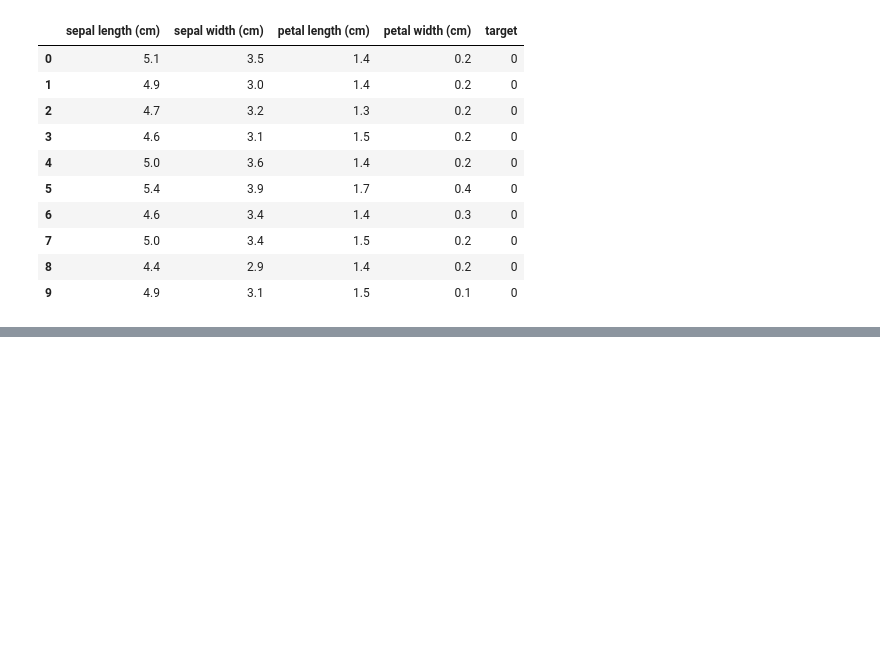
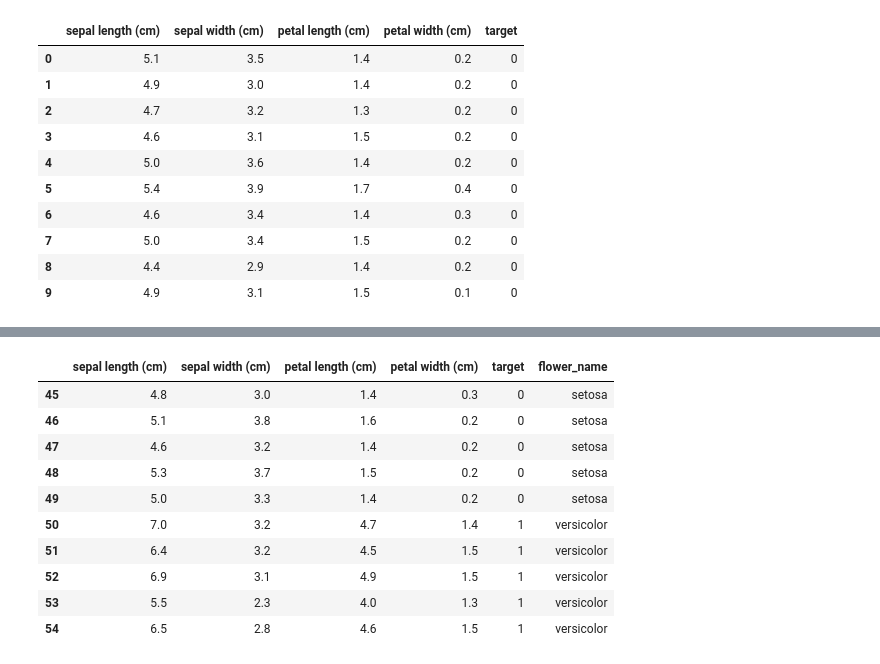
Before and after one commit to ahmedcurious/Data-Science-Work, a Jupyter notebook: Machine_Learning/11_Support_Vector_Machine/file.ipynb, the cells around one changed output, grey strips where cells are left out. Drawn from its saved outputs; the diff is of its cells as text; code cells hidden in the pictures; blank space fills up the shorter version.

```diff
--- a/Machine_Learning/11_Support_Vector_Machine/file.ipynb
+++ b/Machine_Learning/11_Support_Vector_Machine/file.ipynb
@@ -153,0 +170,14 @@ df.head(n=10)
+# %%
+df[45:55]
+# %% [output]
+|  | sepal length (cm) | sepal width (cm) | petal length (cm) | petal width (cm) | target | flower_name |
+| 45 | 4.8 | 3.0 | 1.4 | 0.3 | 0 | setosa |
+| 46 | 5.1 | 3.8 | 1.6 | 0.2 | 0 | setosa |
+| 47 | 4.6 | 3.2 | 1.4 | 0.2 | 0 | setosa |
+| 48 | 5.3 | 3.7 | 1.5 | 0.2 | 0 | setosa |
+| 49 | 5.0 | 3.3 | 1.4 | 0.2 | 0 | setosa |
+| 50 | 7.0 | 3.2 | 4.7 | 1.4 | 1 | versicolor |
+| 51 | 6.4 | 3.2 | 4.5 | 1.5 | 1 | versicolor |
+| 52 | 6.9 | 3.1 | 4.9 | 1.5 | 1 | versicolor |
+| 53 | 5.5 | 2.3 | 4.0 | 1.3 | 1 | versicolor |
+| 54 | 6.5 | 2.8 | 4.6 | 1.5 | 1 | versicolor |
```
Also changed, not shown: parts of 21 cells of this notebook, 3 other files.
